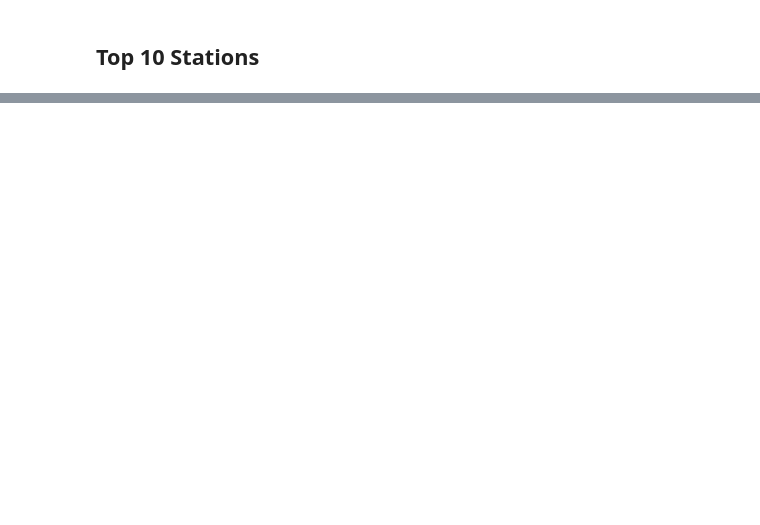
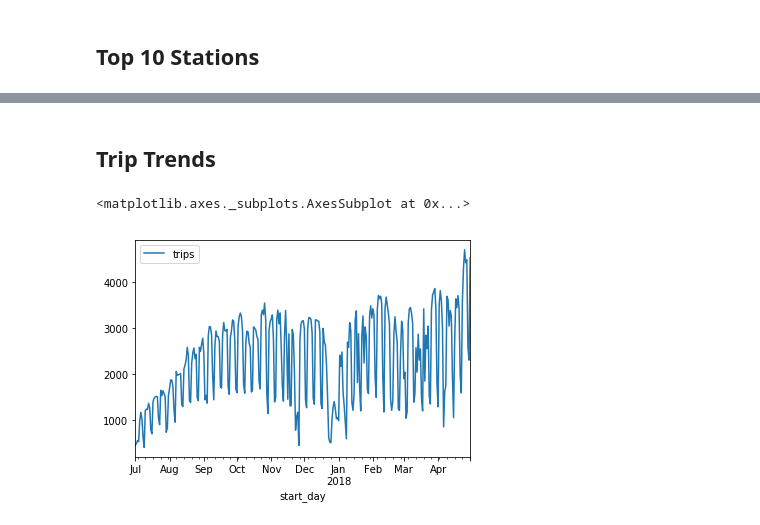
Before and after one commit to norbert-liki/notebooks-ci-demo, a Jupyter notebook: demo.ipynb, the cells around one changed output, grey strips where cells are left out. Saved outputs shown, nothing was run; the diff lists cells and outputs as text; code cells hidden in the pictures; blank space fills up the shorter version.

```diff
--- a/demo.ipynb
+++ b/demo.ipynb
@@ -62,0 +60,7 @@ top.style.hide_index()
+# %% [markdown]
+## Trip Trends
+# %%
+sf_stations.groupby(['start_day']).agg(trips=pd.NamedAgg('trip_count','sum')).plot.line()
+# %% [output]
+<matplotlib.axes._subplots.AxesSubplot at 0x...>
+[figure, added]
```
Also changed, not shown: parts of 9 cells of this notebook.
